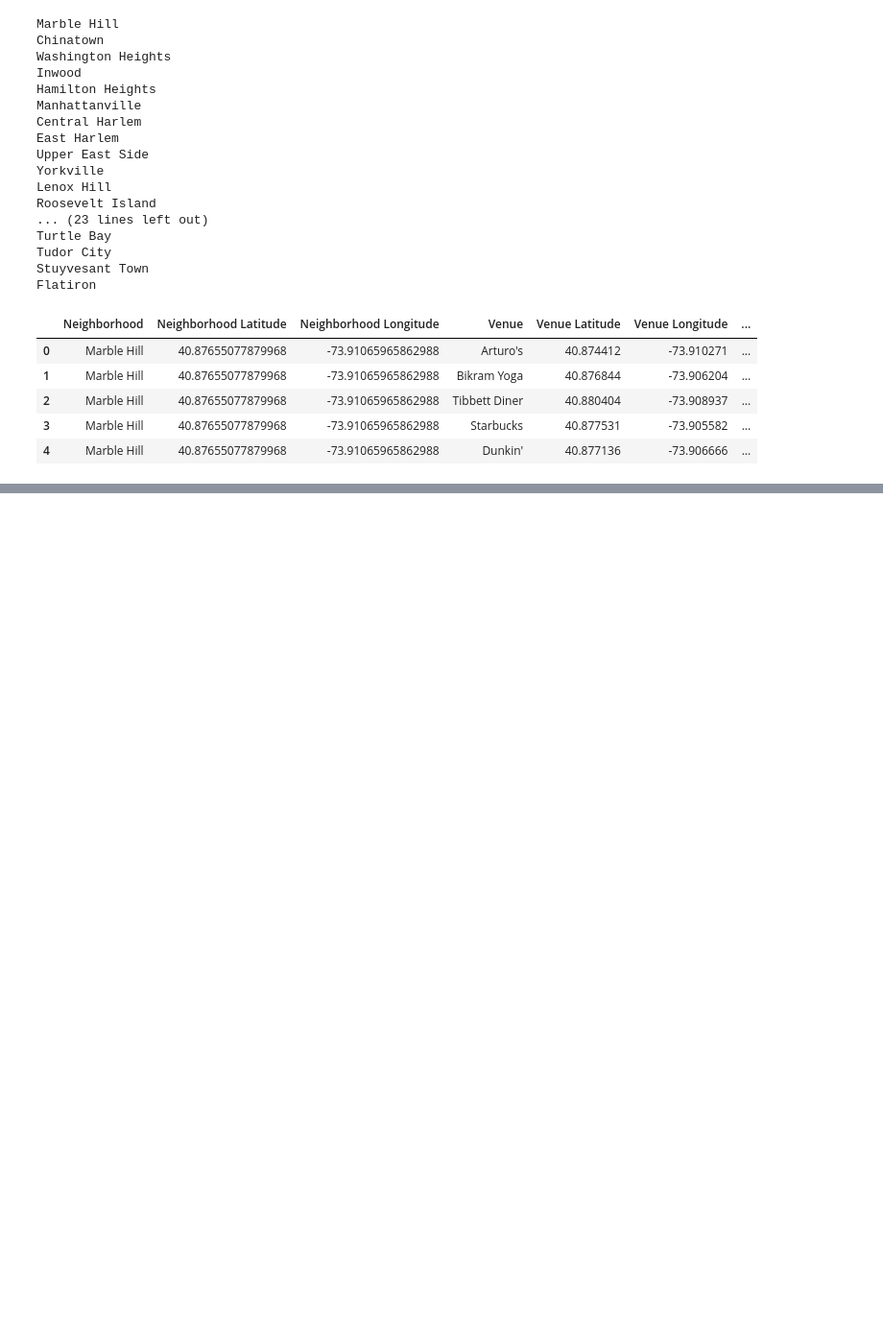
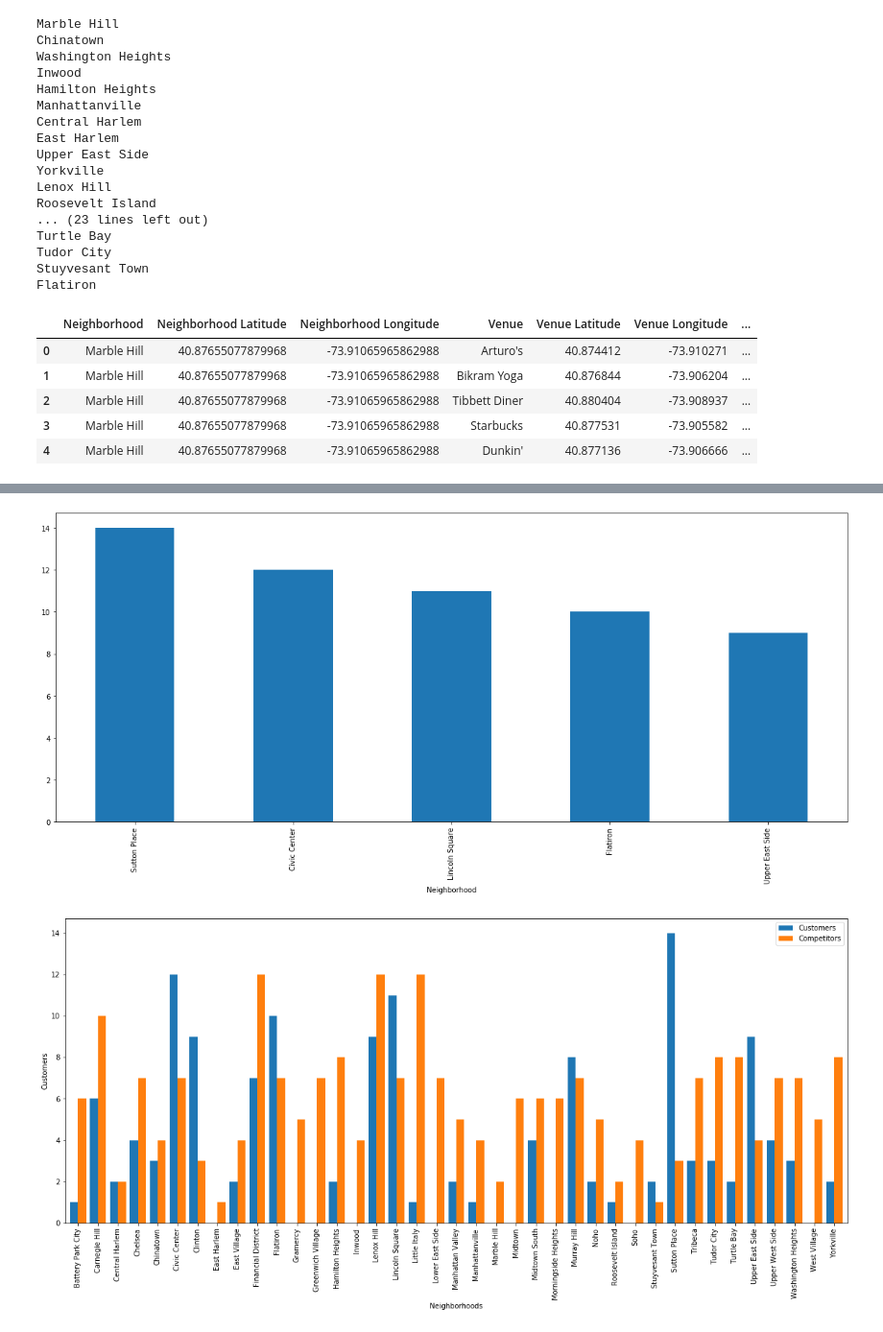
Before and after one commit to pmukher/Coursera_Capstone, a Jupyter notebook: NewYork_Coffee_Shops_Location_Explorer.ipynb, the cells around one changed output, grey strips where cells are left out. Shown: that part at 96% size. Cells and saved outputs as stored; diff of their text form; code cells hidden in the pictures; blank space fills up the shorter version.

```diff
--- a/NewYork_Coffee_Shops_Location_Explorer.ipynb
+++ b/NewYork_Coffee_Shops_Location_Explorer.ipynb
@@ -189,0 +278,9 @@ pandas.core.frame.DataFrame
+# %%
+df.sort_values(by=['Customers'], ascending=False)[:5]['Customers'].plot(kind='bar', figsize=(20, 8))
+ax = df.plot(kind='bar', figsize=(20, 8), width=0.8, edgecolor="none")
+ax.set_xlabel("Neighborhoods")
+ax.set_ylabel("Customers")
+plt.show()
+# %% [output]
+[figure, added]
+[figure, added]
```
Also changed, not shown: parts of 11 cells of this notebook.
